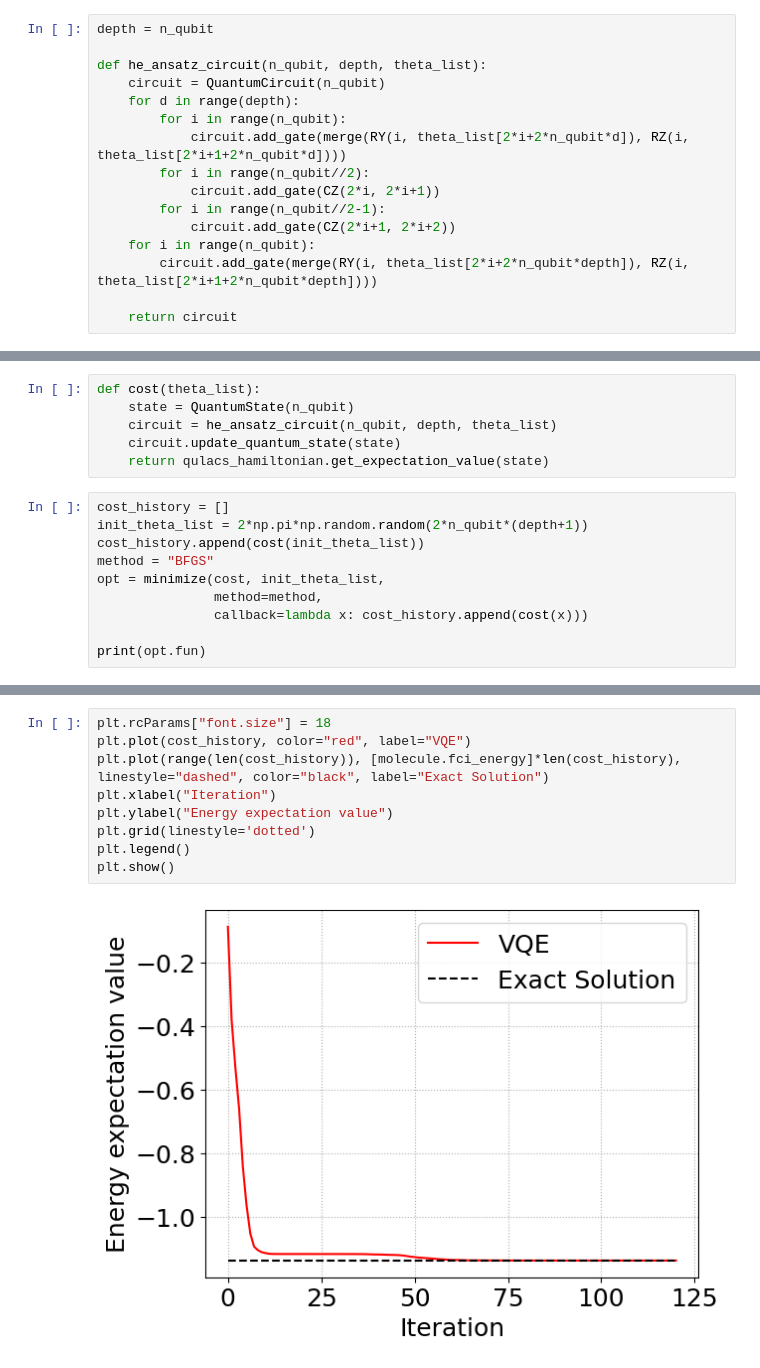
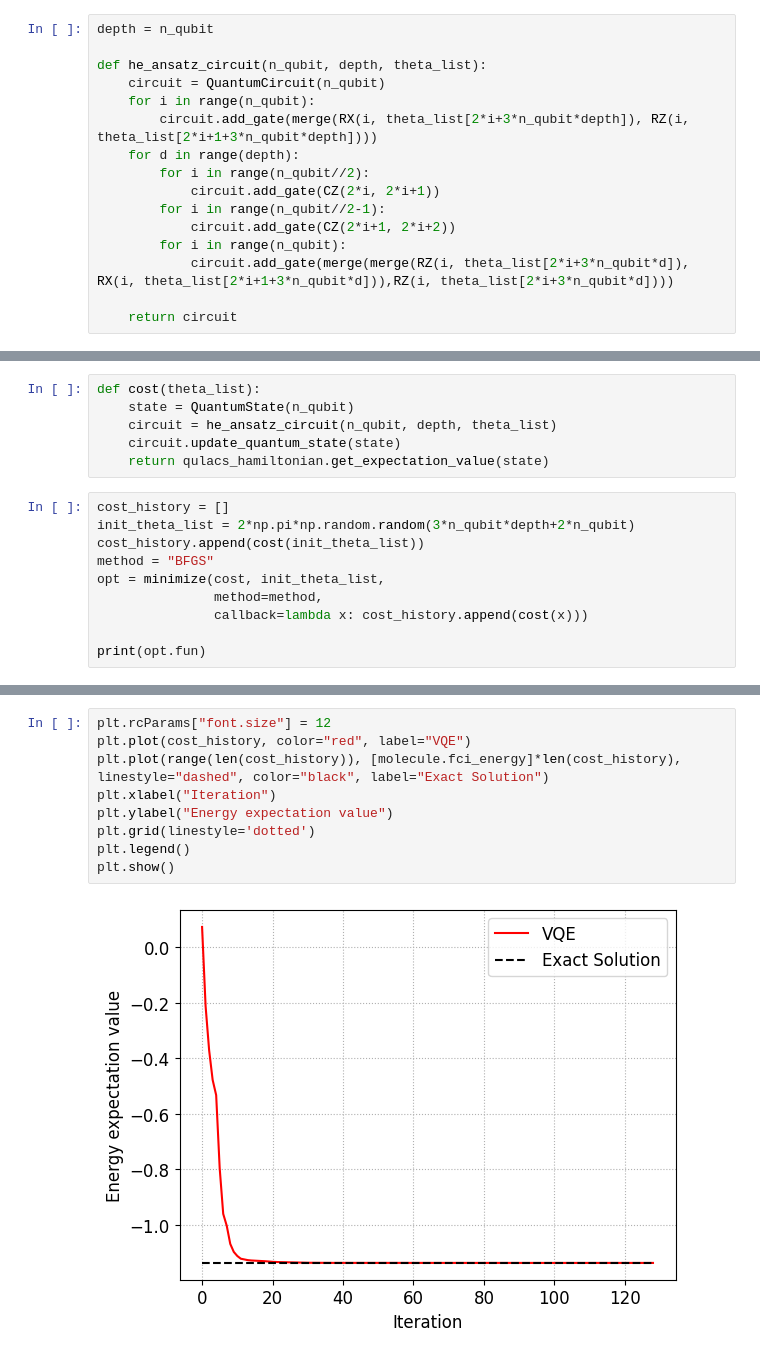
Before and after one commit to SYen-qc/Quantum_computing, a Jupyter notebook: VQE.ipynb, the cells around one changed output, grey strips where cells are left out. Saved outputs shown, nothing was run; the diff lists cells and outputs as text.

```diff
--- a/VQE.ipynb
+++ b/VQE.ipynb
@@ -34,15 +38,15 @@ depth = n_qubit
 
 def he_ansatz_circuit(n_qubit, depth, theta_list):
     circuit = QuantumCircuit(n_qubit)
+    for i in range(n_qubit):
+        circuit.add_gate(merge(RX(i, theta_list[2*i+3*n_qubit*depth]), RZ(i, theta_list[2*i+1+3*n_qubit*depth])))
     for d in range(depth):
-        for i in range(n_qubit):
-            circuit.add_gate(merge(RY(i, theta_list[2*i+2*n_qubit*d]), RZ(i, theta_list[2*i+1+2*n_qubit*d])))
         for i in range(n_qubit//2):
             circuit.add_gate(CZ(2*i, 2*i+1))
         for i in range(n_qubit//2-1):
             circuit.add_gate(CZ(2*i+1, 2*i+2))
-    for i in range(n_qubit):
-        circuit.add_gate(merge(RY(i, theta_list[2*i+2*n_qubit*depth]), RZ(i, theta_list[2*i+1+2*n_qubit*depth])))
+        for i in range(n_qubit):
+            circuit.add_gate(merge(merge(RZ(i, theta_list[2*i+3*n_qubit*d]), RX(i, theta_list[2*i+1+3*n_qubit*d])),RZ(i, theta_list[2*i+3*n_qubit*d])))
 
     return circuit
 # %%
@@ -58,7 +62,7 @@ def cost(theta_list):
     return qulacs_hamiltonian.get_expectation_value(state)
 # %%
 cost_history = []
-init_theta_list = 2*np.pi*np.random.random(2*n_qubit*(depth+1))
+init_theta_list = 2*np.pi*np.random.random(3*n_qubit*depth+2*n_qubit)
 cost_history.append(cost(init_theta_list))
 method = "BFGS"
 opt = minimize(cost, init_theta_list,
@@ -71,12 +75,12 @@ print(opt.fun)
 # %%
-plt.rcParams["font.size"] = 18
+plt.rcParams["font.size"] = 12
 plt.plot(cost_history, color="red", label="VQE")
 plt.plot(range(len(cost_history)), [molecule.fci_energy]*len(cost_history), linestyle="dashed", color="black", label="Exact Solution")
 plt.xlabel("Iteration")
 plt.ylabel("Energy expectation value")
 plt.grid(linestyle='dotted')
 plt.legend()
 plt.show()
 # %% [output]
-[figure, old version]
+[figure, new version]
 # %%
```
Also changed, not shown: parts of 7 cells of this notebook.
